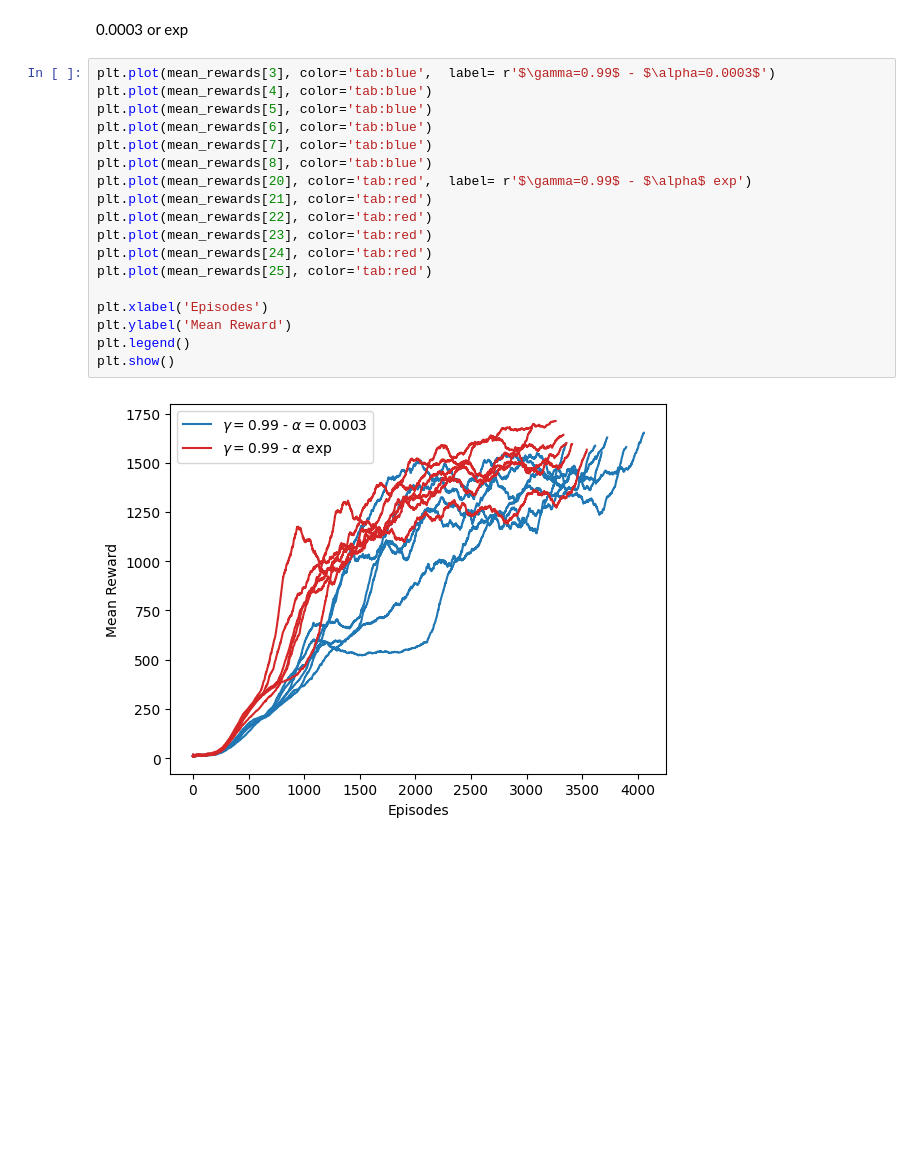
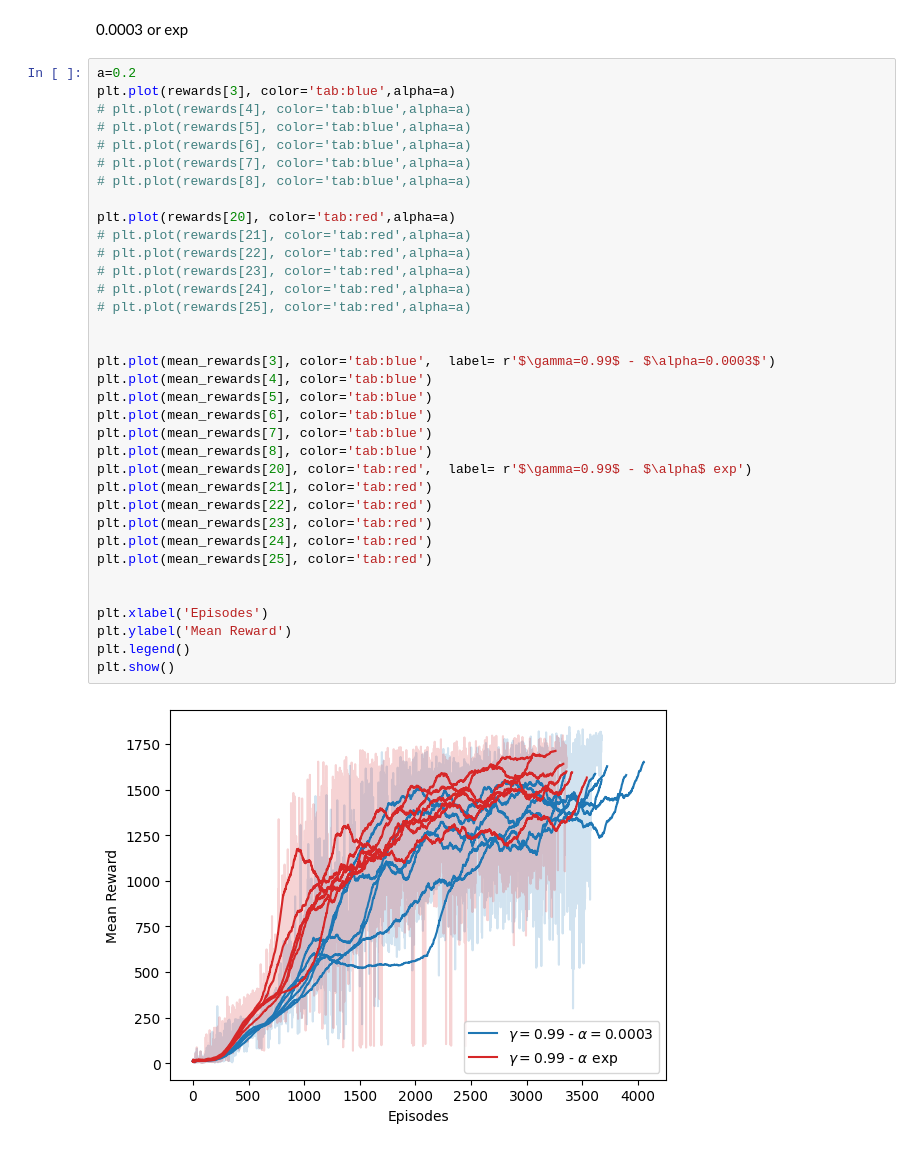
Before and after one commit to florentin1304/robotlearning_project, a Jupyter notebook: plots.ipynb, the cells around one changed output. Drawn from its saved outputs; the diff is of its cells as text; blank space fills up the shorter version.

Commit message:
heatmap

```diff
--- a/plots.ipynb
+++ b/plots.ipynb
@@ -232,22 +259,39 @@ plt.show()
 
 0.0003 or exp
 # %%
+a=0.2
+plt.plot(rewards[3], color='tab:blue',alpha=a)
+# plt.plot(rewards[4], color='tab:blue',alpha=a)
+# plt.plot(rewards[5], color='tab:blue',alpha=a)
+# plt.plot(rewards[6], color='tab:blue',alpha=a)
+# plt.plot(rewards[7], color='tab:blue',alpha=a)
+# plt.plot(rewards[8], color='tab:blue',alpha=a)
+
+plt.plot(rewards[20], color='tab:red',alpha=a)
+# plt.plot(rewards[21], color='tab:red',alpha=a)
+# plt.plot(rewards[22], color='tab:red',alpha=a)
+# plt.plot(rewards[23], color='tab:red',alpha=a)
+# plt.plot(rewards[24], color='tab:red',alpha=a)
+# plt.plot(rewards[25], color='tab:red',alpha=a)
+
+
 plt.plot(mean_rewards[3], color='tab:blue',  label= r'$\gamma=0.99$ - $\alpha=0.0003$')
 plt.plot(mean_rewards[4], color='tab:blue')
 plt.plot(mean_rewards[5], color='tab:blue')
 plt.plot(mean_rewards[6], color='tab:blue')
 plt.plot(mean_rewards[7], color='tab:blue')
 plt.plot(mean_rewards[8], color='tab:blue')
 plt.plot(mean_rewards[20], color='tab:red',  label= r'$\gamma=0.99$ - $\alpha$ exp')
 plt.plot(mean_rewards[21], color='tab:red')
 plt.plot(mean_rewards[22], color='tab:red')
 plt.plot(mean_rewards[23], color='tab:red')
 plt.plot(mean_rewards[24], color='tab:red')
 plt.plot(mean_rewards[25], color='tab:red')
 
+
 plt.xlabel('Episodes')
 plt.ylabel('Mean Reward')
 plt.legend()
 plt.show()
 # %% [output]
-[figure, old version]
+[figure, new version]
```
Also changed, not shown: parts of 4 cells of this notebook.
